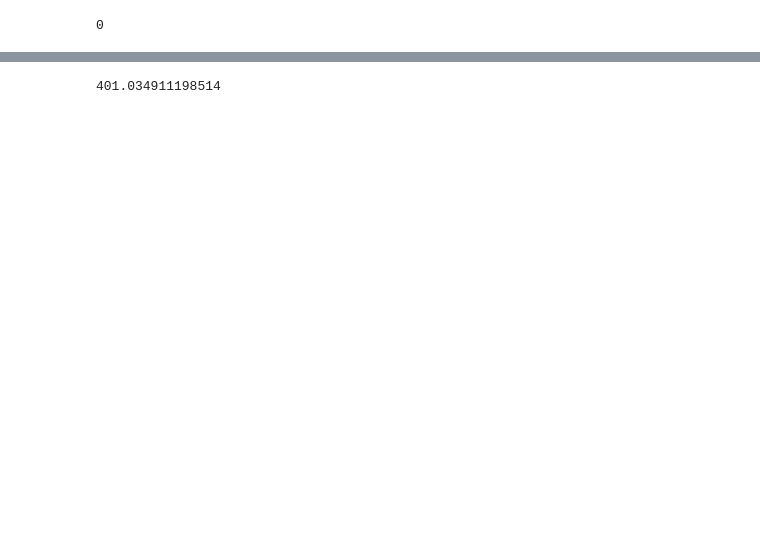
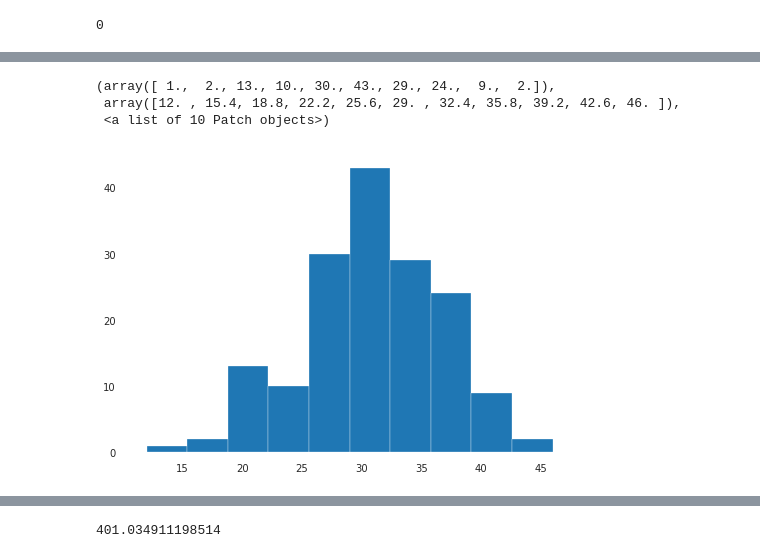
Before and after one commit to ShreyaKapoor18/Thesis, a Jupyter notebook: graphtools/regression_pub-Copy1.ipynb, the cells around one changed output, grey strips where cells are left out. Cells and saved outputs as stored; diff of their text form; code cells hidden in the pictures; blank space fills up the shorter version.

```diff
--- a/graphtools/regression_pub-Copy1.ipynb
+++ b/graphtools/regression_pub-Copy1.ipynb
@@ -142 +125,8 @@ R2 score -0.0056617343407419085
  ****************************************************************************************************
+# %%
+plt.hist(y_train)
+# %% [output]
+(array([ 1.,  2., 13., 10., 30., 43., 29., 24.,  9.,  2.]),
+ array([12. , 15.4, 18.8, 22.2, 25.6, 29. , 32.4, 35.8, 39.2, 42.6, 46. ]),
+ <a list of 10 Patch objects>)
+[figure, added]
```
Also changed, not shown: parts of 8 cells of this notebook.
